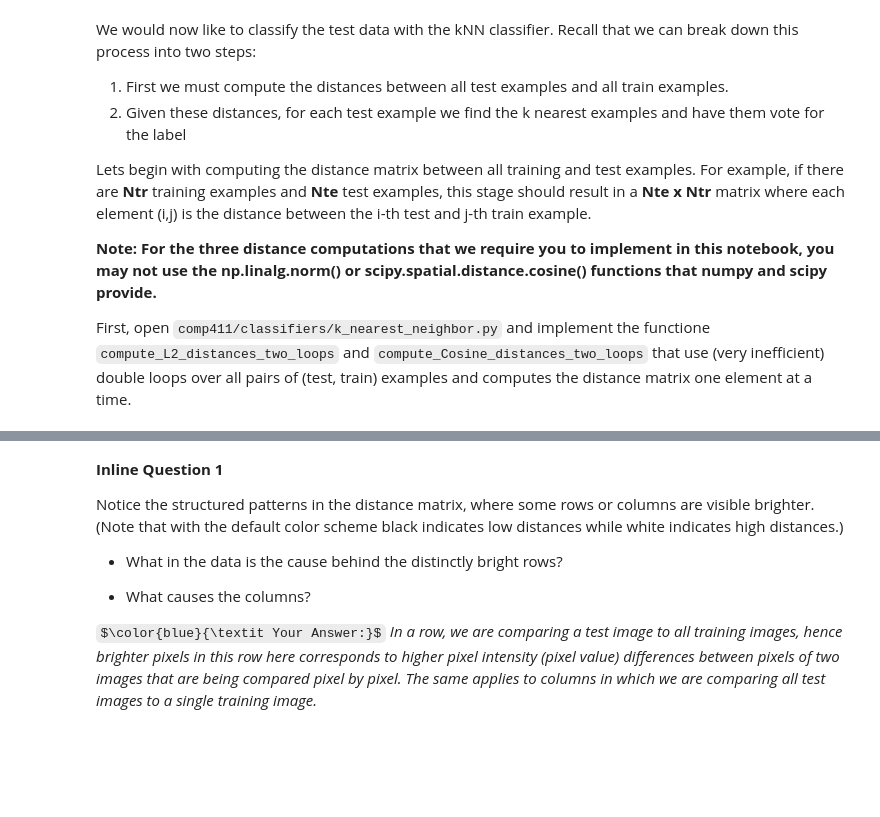
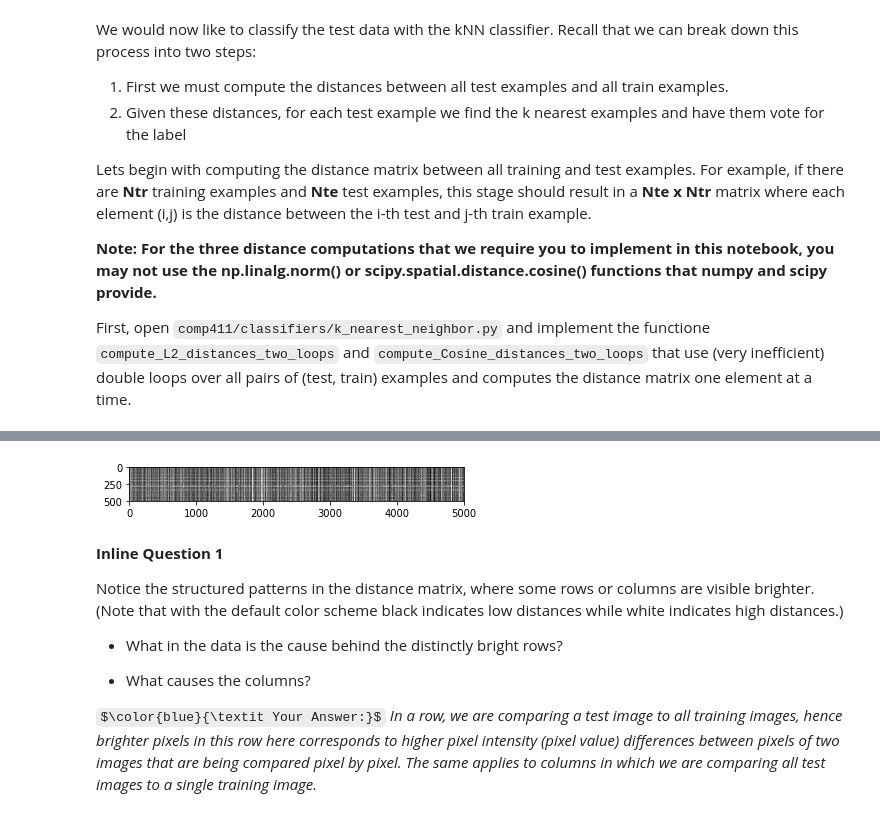
Before and after one commit to keremgirenes/COMP411-Computer-Vision-with-Deep-Learning, a Jupyter notebook: Assignments/comp411_assignment1_2020/knn.ipynb, the cells around one changed output, grey strips where cells are left out. Drawn from its saved outputs; the diff is of its cells as text; code cells hidden in the pictures; some formulas as TeX source; blank space fills up the shorter version.

Commit message:
cos distance done

```diff
--- a/Assignments/comp411_assignment1_2020/knn.ipynb
+++ b/Assignments/comp411_assignment1_2020/knn.ipynb
@@ -126,3 +126,11 @@ plt.show()
+# %%
+# We can visualize the distance matrix: each row is a single test example and
+# its distances to training examples
+dists_cosine = classifier.compute_Cosine_distances_two_loops(X_test)
+plt.imshow(dists_cosine, interpolation='none')
+plt.show()
+# %% [output]
+[figure, added]
 # %% [markdown]
 **Inline Question 1**
 
```
Also changed, not shown: parts of 5 cells of this notebook, 1 other file.
